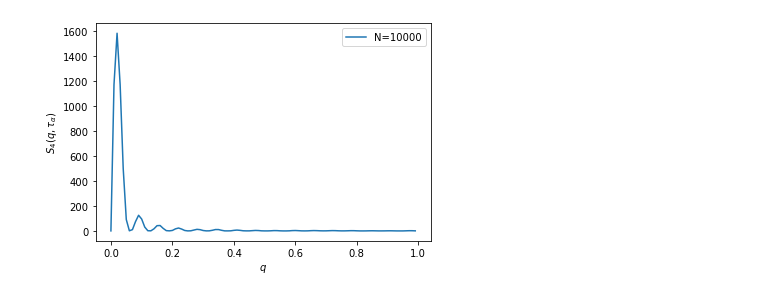
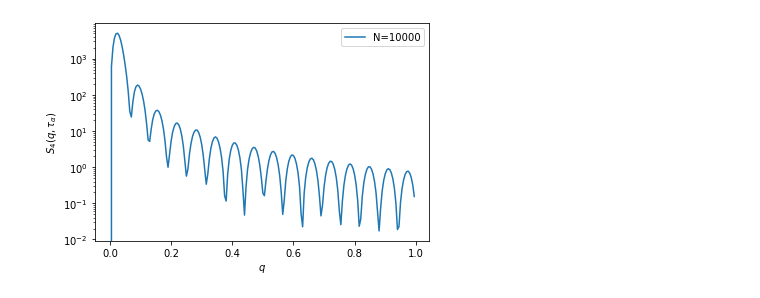
Before and after one commit to Aadyot/SPV_experiments, a Jupyter notebook: overlap_10000.ipynb, the cells around one changed output. Saved outputs shown, nothing was run; the diff lists cells and outputs as text; code cells hidden in the pictures.

```diff
--- a/overlap_10000.ipynb
+++ b/overlap_10000.ipynb
@@ -9,7 +9,7 @@ S4s_all = {}
 
 for N in [10000]:
     # disps = get_all_data(rf"100_Ensemble\N={N}_pin=0\N={N}\coordinate_p0=3.80_v0=0.50_pin=0_set_", False, 10)
-    disps = get_all_data_npy(rf"../Pin=0/coordinate_p0=3.80_v0=0.25_pin=0_set_", False, 10)
+    disps = get_all_data_npy(rf"../Pin=0/coordinate_p0=3.80_v0=0.25_pin=0_set_", False, 100)
     Q_t_avg = np.zeros(len(disps[1][0]), dtype=np.complex128)
     for i in disps.keys():
         timestamps, arrs, N = disps[i]
@@ -32,35 +32,26 @@ for N in [10000]:
 
     plt.show()
 
-
-
     S4s = {}
-    for q in np.arange(0, 1, 0.01):
+    for q in np.arange(0, 1, 0.005):
         # print(q)
-        S4s[q] = S4(q, disps)
+        t = T_alpha_ind
+        disps_T = {}
+        for i in disps.keys():
+            disps_T[i] = (disps[i][0][t:t+1], disps[i][1][t:t+1, :, :], disps[i][2])
+        S4s[q] = S4(q, disps_T)
     S4s_all[N] = S4s
 
 
-
-    # for q in S4s.keys():
-    #     plt.plot(timestamps, np.abs(S4s[q]), label = f"q= {q:.2f}")
-    # plt.legend()
-    # plt.title(f"N={N}")
-    # plt.xlabel("Time")
-    # plt.ylabel(r"$S_4(q,t)$")
-    # plt.xscale('log')
-    # plt.show()
-
-
     for q in S4s.keys():
-        plt.plot(q, np.abs(S4s[q][T_alpha_ind]), 'o', c = 'b')
+        plt.plot(q, np.abs(S4s[q]), 'o', c = 'b')
     plt.xlabel("q")
     plt.ylabel(r"$S_4(q,\tau_{\alpha})$")
     plt.show()
 
 
     for q in S4s.keys():
-        plt.plot(q**2, 1/np.abs(S4s[q][T_alpha_ind]), 'o', c = 'b')
+        plt.plot(q**2, 1/np.abs(S4s[q]), 'o', c = 'b')
     plt.xlabel(r"$q^2$")
     plt.ylabel(r"$1/S_4(q,\tau_{\alpha})$")
     plt.show()
@@ -83,12 +77,13 @@ for N in [10000]:
 # %%
 for N in S4s_all.keys():
     S4s = S4s_all[N]
     qs = np.array(list(S4s.keys()))
-    S4_q_alpha = np.array([np.abs(S4s[q][T_alpha_results[N]]) for q in qs])
+    S4_q_alpha = np.array([np.abs(S4s[q]) for q in qs])
     plt.plot(qs, S4_q_alpha,  label = f"N={N}")
 plt.xlabel(r"$q$")
 plt.ylabel(r"$S_4(q,\tau_{\alpha})$")
+plt.yscale('log')
 plt.legend()
 plt.show()
 # %% [output]
-[figure, old version]
+[figure, new version]
```
Also changed, not shown: parts of 3 cells of this notebook, 8 other files.
